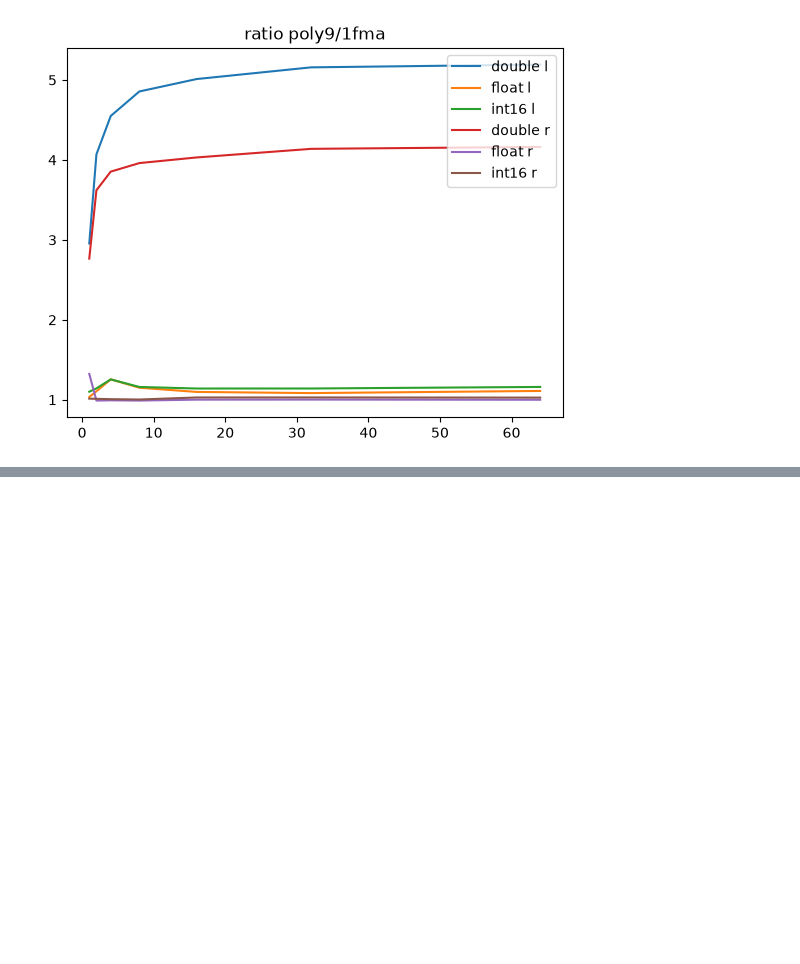
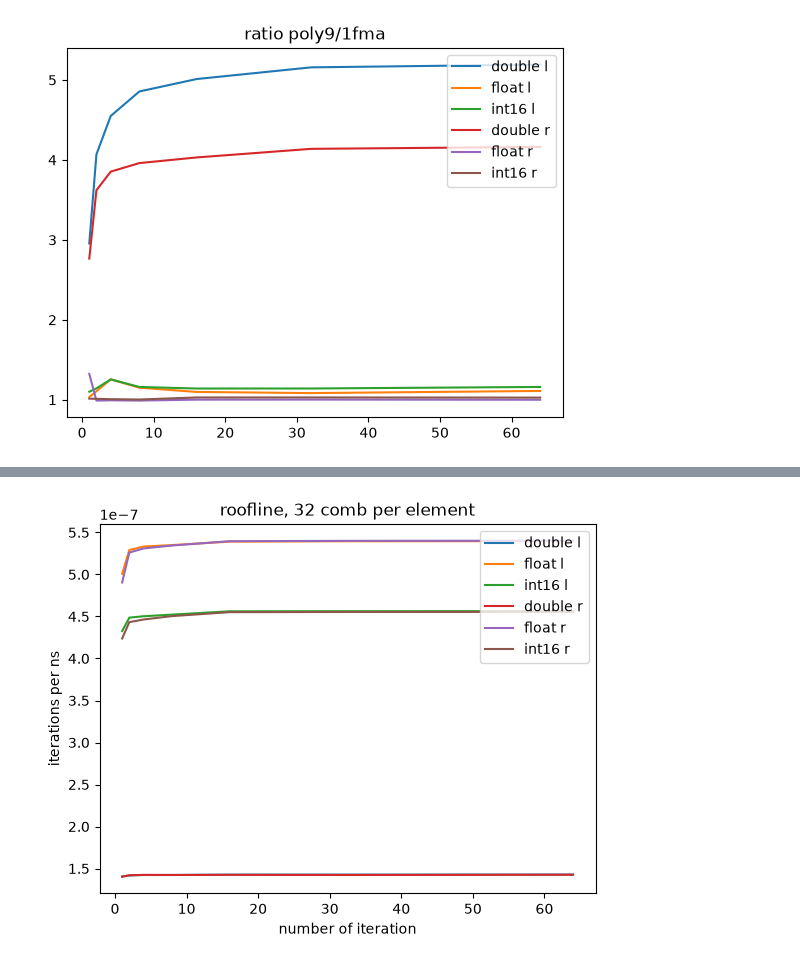
Before and after one commit to VinInn/pyTools, a Jupyter notebook: rooflineT4.ipynb, the cells around one changed output, grey strips where cells are left out. Cells and saved outputs as stored; diff of their text form; code cells hidden in the pictures; blank space fills up the shorter version.

```diff
--- a/rooflineT4.ipynb
+++ b/rooflineT4.ipynb
@@ -176,0 +206,17 @@ plt.show()
+# %%
+fig, ax = plt.subplots()
+plt.plot(iter,iter/times[27], label="double l")
+plt.plot(iter,iter/times[28], label="float l")
+plt.plot(iter,iter/times[29], label="int16 l")
+plt.plot(iter,iter/times[30], label="double r")
+plt.plot(iter,iter/times[31], label="float r")
+plt.plot(iter,iter/times[32], label="int16 r")
+ax.legend(loc='upper right')
+# plt.yscale("log")
+#plt.ylim(10**-8,0.1)
+ax.set_title('roofline, 32 comb per element')
+ax.set_xlabel('number of iteration')
+ax.set_ylabel('iterations per ns')
+plt.show()
+# %% [output]
+[figure, added]
```
Also changed, not shown: parts of 2 cells of this notebook.
